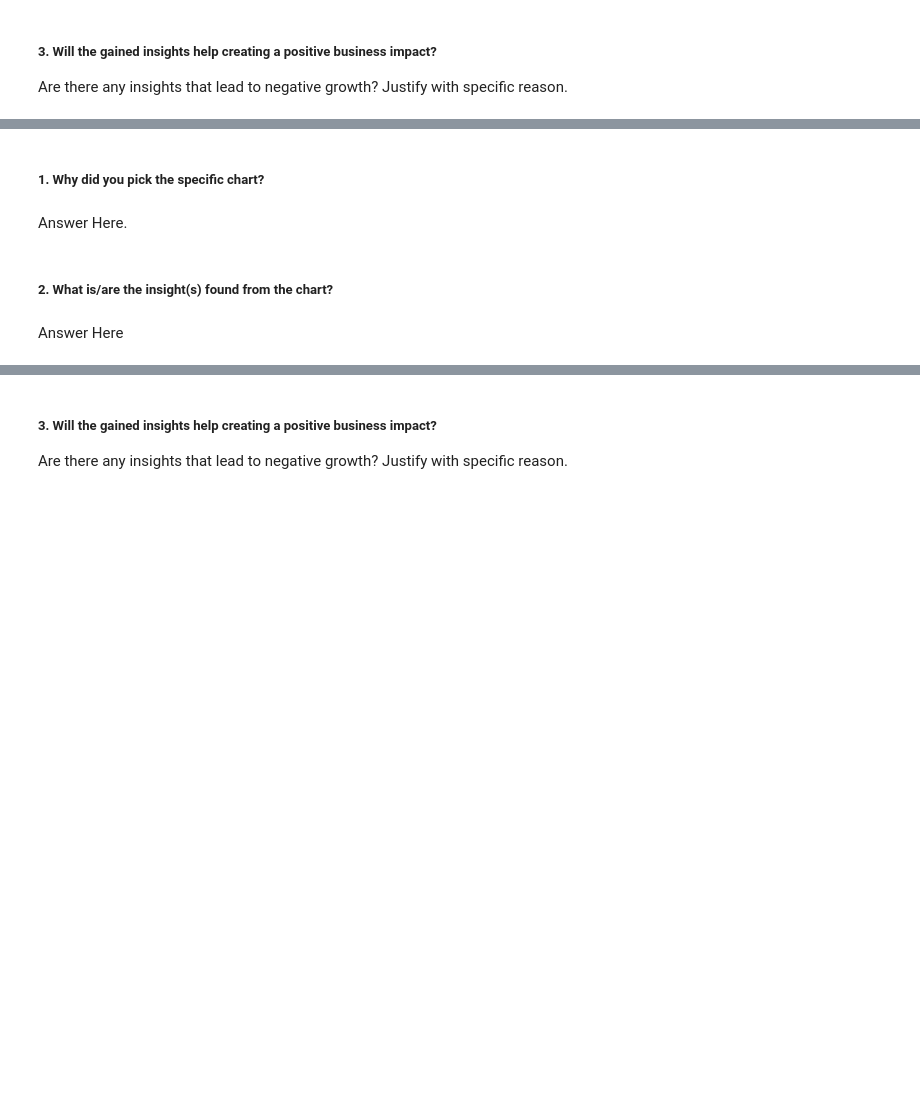
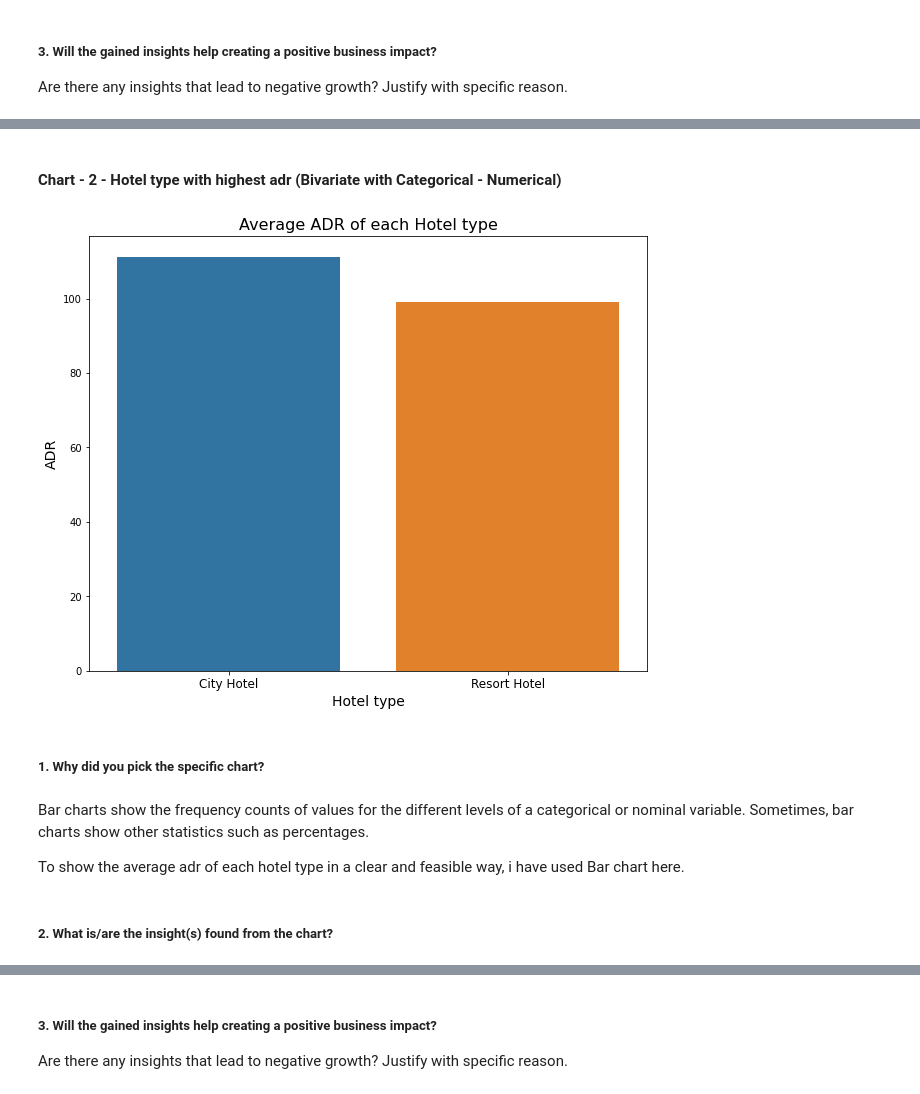
Before and after one commit to Apaulgithub/Hotel_Booking_Exploratory_Data_Analysis, a Jupyter notebook: Capstone_Project_1_Hotel_Booking_Analysis_EDA_Submission.ipynb, the cells around one changed output, grey strips where cells are left out. Drawn from its saved outputs; the diff is of its cells as text; code cells hidden in the pictures; blank space fills up the shorter version.

```diff
--- a/Capstone_Project_1_Hotel_Booking_Analysis_EDA_Submission.ipynb
+++ b/Capstone_Project_1_Hotel_Booking_Analysis_EDA_Submission.ipynb
@@ -233,8 +782,35 @@ Answer Here
+# %% [markdown]
+#### Chart - 2 - Hotel type with highest adr (Bivariate with Categorical - Numerical)
+# %%
+# Chart - 2 visualization code
+
+# Group by Hotel
+group_by_hotel = hotel_booking_df.groupby('hotel')
+
+# Grouping by Hotel adr
+highest_adr = group_by_hotel['adr'].mean().reset_index()
+
+# Set plot size
+plt.figure(figsize = (10,8))
+
+# Create the figure object
+ax = sns.barplot(x= highest_adr['hotel'], y= highest_adr['adr'])
+
+# Set labels
+ax.set_xlabel("Hotel type", fontsize = 14)
+ax.set_ylabel("ADR", fontsize = 14)
+ax.set_xticklabels(['City Hotel', 'Resort Hotel'], fontsize = 12)
+ax.set_title('Average ADR of each Hotel type', fontsize = 16)
+
+# plot the graph
+plt.show(ax)
+# %% [output]
+[figure, added]
 # %% [markdown]
 ##### 1. Why did you pick the specific chart?
-# %% [markdown]
-Answer Here.
+# %% [markdown]
+Bar charts show the frequency counts of values for the different levels of a categorical or nominal variable. Sometimes, bar charts show other statistics such as percentages.
+
+To show the average adr of each hotel type in a clear and feasible way, i have used Bar chart here.
 # %% [markdown]
 ##### 2. What is/are the insight(s) found from the chart?
-# %% [markdown]
-Answer Here
```
Also changed, not shown: parts of 78 cells of this notebook.
